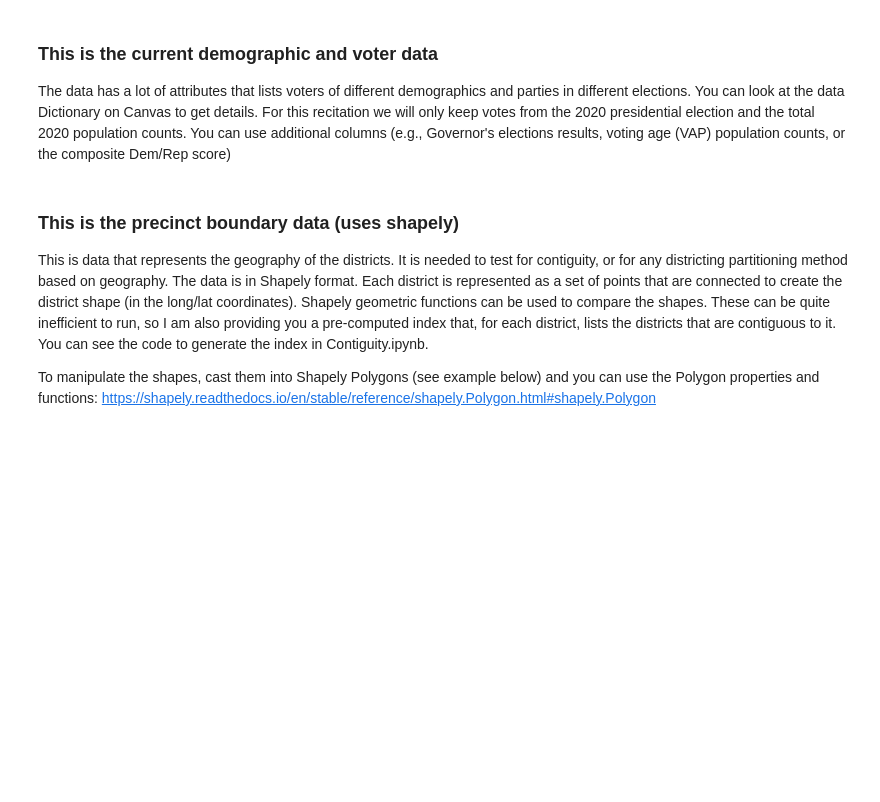
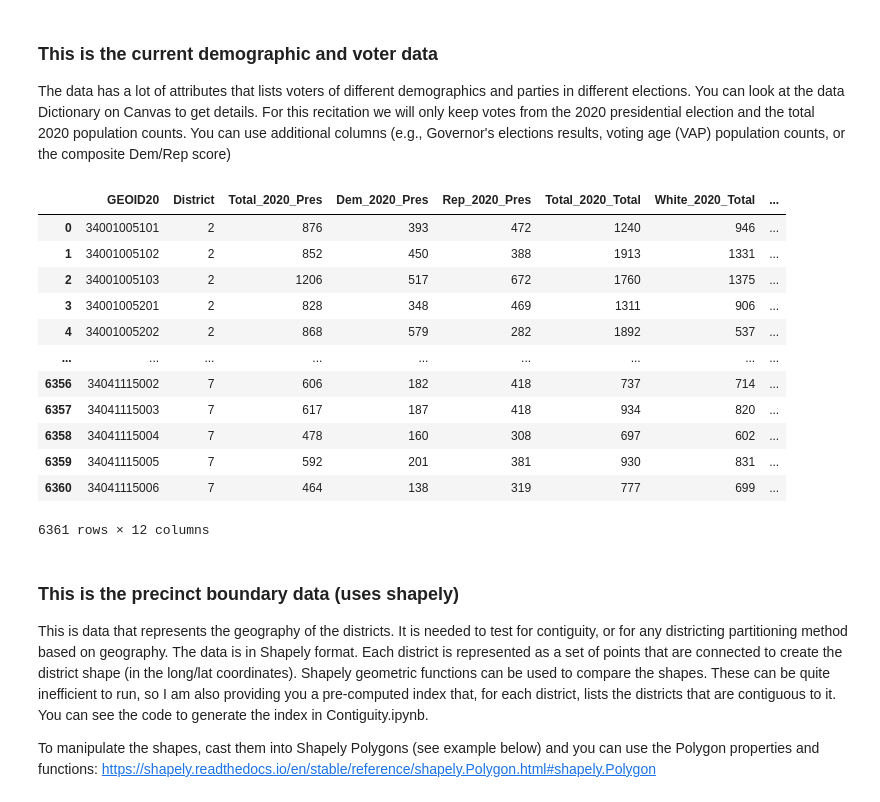
Before and after one commit to cerredz/Algorithmns-In-Society-project-2, a Jupyter notebook: Recitation_Redistricting.ipynb, the cells around one changed output. Cells and saved outputs as stored; diff of their text form; code cells hidden in the pictures; blank space fills up the shorter version.

```diff
--- a/Recitation_Redistricting.ipynb
+++ b/Recitation_Redistricting.ipynb
@@ -67,10 +79,24 @@ FileNotFoundError: [Errno 2] No such file or directory: 'Map_Data/precinct-assig
 ### This is the current demographic and voter data
 The data has a lot of attributes that lists voters of different demographics and parties in different elections. You can look at the data Dictionary on Canvas to get details. For this recitation we will only keep votes from the 2020  presidential election and the total 2020 population counts. You can use additional columns (e.g., Governor's elections results, voting age (VAP) population counts, or the composite Dem/Rep score)
 # %%
-nh_precinct_data = pd.read_csv('Map_Data/precinct-data-congress-nh.csv')
+nh_precinct_data = pd.read_csv('precinct-data-congress-nj.csv')
 keepcolumns = ['GEOID20','District','Total_2020_Pres','Dem_2020_Pres','Rep_2020_Pres','Total_2020_Total','White_2020_Total','Hispanic_2020_Total','Black_2020_Total','Asian_2020_Total','Native_2020_Total','Pacific_2020_Total']
 nh_precinct_data = nh_precinct_data[keepcolumns]
 nh_precinct_data
+# %% [output]
+|  | GEOID20 | District | Total_2020_Pres | Dem_2020_Pres | Rep_2020_Pres | Total_2020_Total | White_2020_Total | ... |
+| 0 | 34001005101 | 2 | 876 | 393 | 472 | 1240 | 946 | ... |
+| 1 | 34001005102 | 2 | 852 | 450 | 388 | 1913 | 1331 | ... |
+| 2 | 34001005103 | 2 | 1206 | 517 | 672 | 1760 | 1375 | ... |
+| 3 | 34001005201 | 2 | 828 | 348 | 469 | 1311 | 906 | ... |
+| 4 | 34001005202 | 2 | 868 | 579 | 282 | 1892 | 537 | ... |
+| ... | ... | ... | ... | ... | ... | ... | ... | ... |
+| 6356 | 34041115002 | 7 | 606 | 182 | 418 | 737 | 714 | ... |
+| 6357 | 34041115003 | 7 | 617 | 187 | 418 | 934 | 820 | ... |
+| 6358 | 34041115004 | 7 | 478 | 160 | 308 | 697 | 602 | ... |
+| 6359 | 34041115005 | 7 | 592 | 201 | 381 | 930 | 831 | ... |
+| 6360 | 34041115006 | 7 | 464 | 138 | 319 | 777 | 699 | ... |
+6361 rows × 12 columns
 # %% [markdown]
 ### This is the precinct boundary data (uses shapely)
 
```
Also changed, not shown: parts of 2 cells of this notebook, 6 other files.
